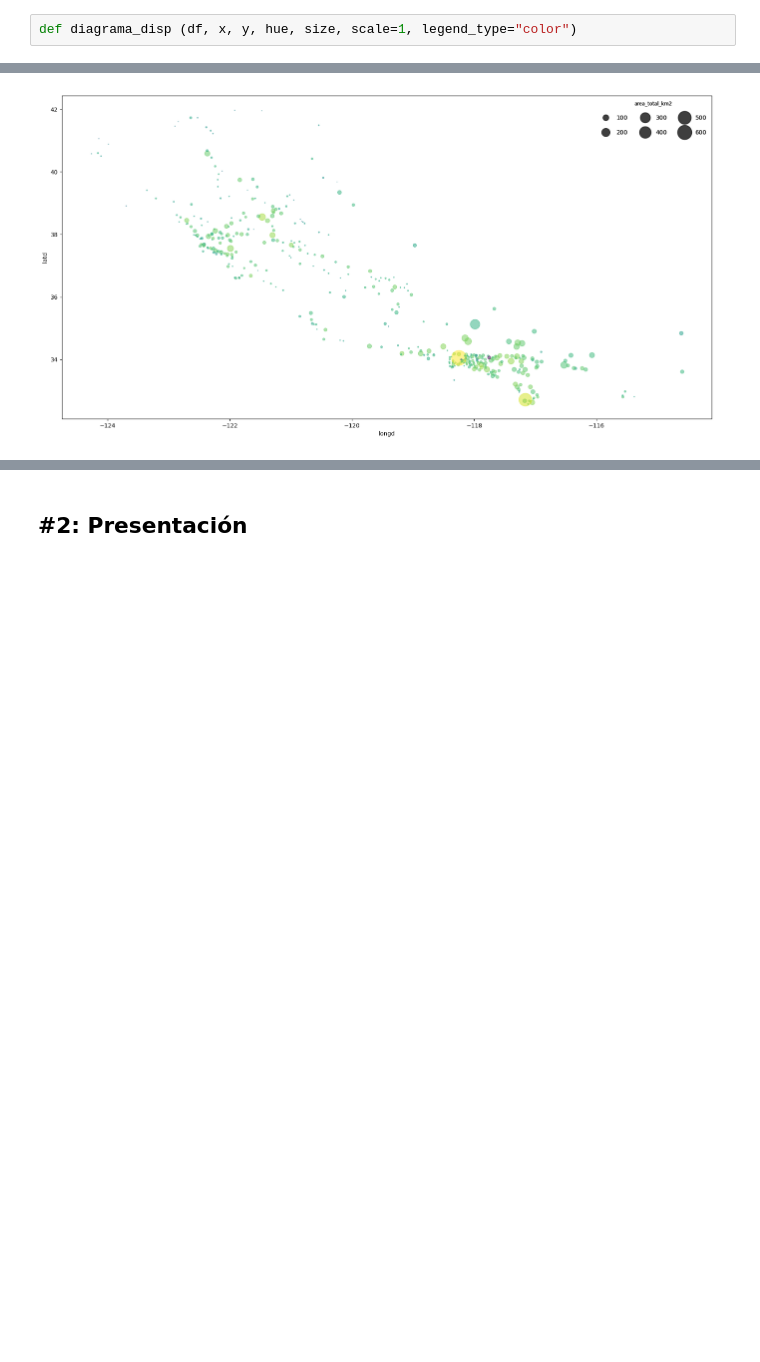
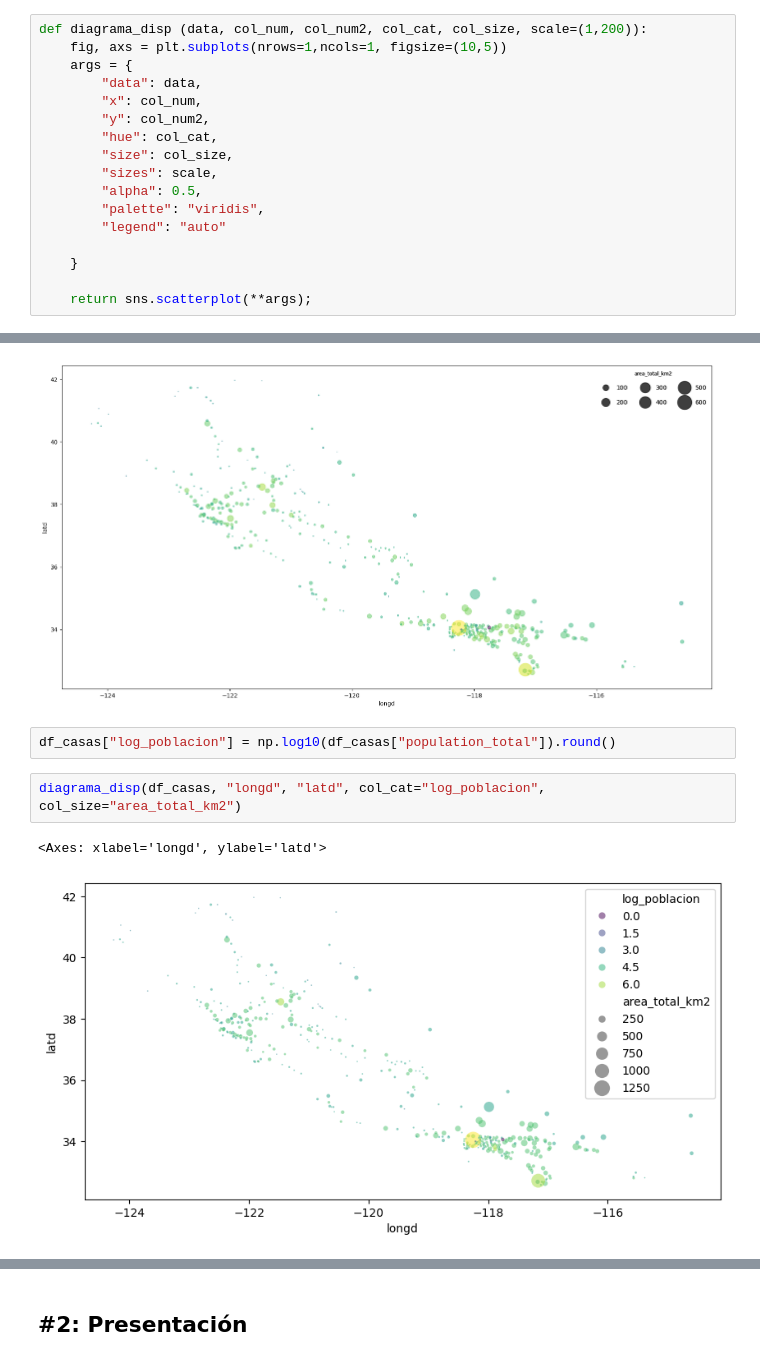
Before and after one commit to AnnaValsells/ONLINE_DS_THEBRIDGE_AVT, a Jupyter notebook: AVT_Exercises/Sprint_8/Unidad_02/Practica_Obligatoria/18_Practica_Obligatoria_Visualizacion_Presentacion.ipynb, the cells around one changed output, grey strips where cells are left out. Cells and saved outputs as stored; diff of their text form; blank space fills up the shorter version.

```diff
--- a/AVT_Exercises/Sprint_8/Unidad_02/Practica_Obligatoria/18_Practica_Obligatoria_Visualizacion_Presentacion.ipynb
+++ b/AVT_Exercises/Sprint_8/Unidad_02/Practica_Obligatoria/18_Practica_Obligatoria_Visualizacion_Presentacion.ipynb
@@ -82,8 +96,23 @@ La función debe pintar el diagrama de dispersión de la columna numérica 1, en
 Si no se diera una columna categórica como argumento, el color no debe pasarse como parámetro a la función de Seaborn o Matplotlib que uses.
 
 EXTRA: Añade un argumento que controle si la función pinta una leyenda para colores y tamaños o un colorbar y una leyenda para los tamaños. NO TE PREOCUPES POR EL FORMATO DE LA LEYENDA (lo veremos en la sesión en vivo)
-# %%
-def diagrama_disp (df, x, y, hue, size, scale=1, legend_type="color")
+# %%
+def diagrama_disp (data, col_num, col_num2, col_cat, col_size, scale=(1,200)):
+    fig, axs = plt.subplots(nrows=1,ncols=1, figsize=(10,5))
+    args = {
+        "data": data,
+        "x": col_num,
+        "y": col_num2,
+        "hue": col_cat,
+        "size": col_size,
+        "sizes": scale,
+        "alpha": 0.5,
+        "palette": "viridis",
+        "legend": "auto"
+
+    }
+
+    return sns.scatterplot(**args);
 # %% [markdown]
 ### #1.3
 
@@ -92,3 +121,10 @@ Pinta el diagrama de dispersión de longitud y latitud (longitud en las x, latit
 Un ejemplo de como podría salir para que lo tengas de referencia: (olvidate de la leyenda, auque si quieres como extra puedes intentar ver cómo crearla así)
 # %% [markdown]
 ![image.png](attachment:image.png)
+# %%
+df_casas["log_poblacion"] = np.log10(df_casas["population_total"]).round()
+# %%
+diagrama_disp(df_casas, "longd", "latd", col_cat="log_poblacion", col_size="area_total_km2")
+# %% [output]
+<Axes: xlabel='longd', ylabel='latd'>
+[figure, added]
```
Also changed, not shown: parts of 15 cells of this notebook, 10 other files.
